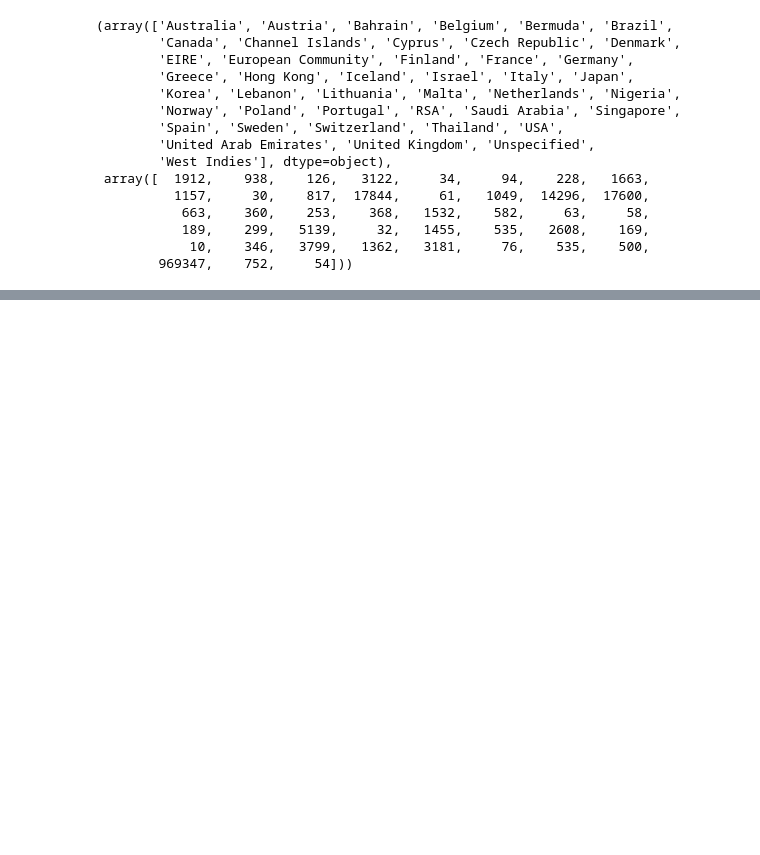
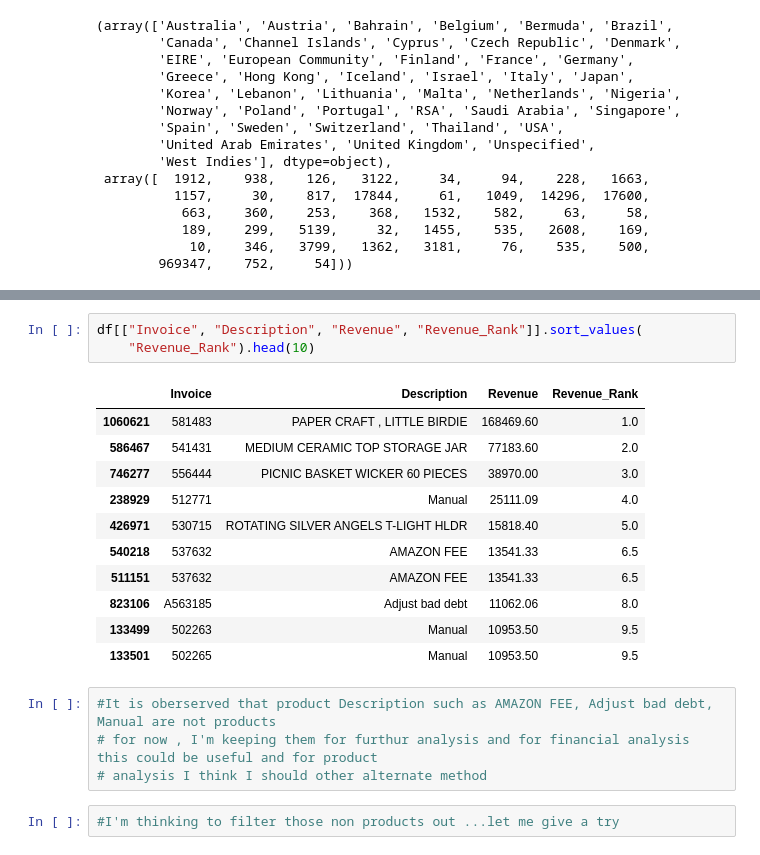
Before and after one commit to harishyadav00079-sudo/Global-Ecommerce-Analytics, a Jupyter notebook: 4_Python/analysis.ipynb, the cells around one changed output, grey strips where cells are left out. Drawn from its saved outputs; the diff is of its cells as text; blank space fills up the shorter version.

Commit message:
off of the analysis yet to be completed

```diff
--- a/4_Python/analysis.ipynb
+++ b/4_Python/analysis.ipynb
@@ -378,0 +720,21 @@ np.unique(country,return_counts=True)
+# %%
+df[["Invoice", "Description", "Revenue", "Revenue_Rank"]].sort_values(
+    "Revenue_Rank").head(10)
+# %% [output]
+|  | Invoice | Description | Revenue | Revenue_Rank |
+| 1060621 | 581483 | PAPER CRAFT , LITTLE BIRDIE | 168469.60 | 1.0 |
+| 586467 | 541431 | MEDIUM CERAMIC TOP STORAGE JAR | 77183.60 | 2.0 |
+| 746277 | 556444 | PICNIC BASKET WICKER 60 PIECES | 38970.00 | 3.0 |
+| 238929 | 512771 | Manual | 25111.09 | 4.0 |
+| 426971 | 530715 | ROTATING SILVER ANGELS T-LIGHT HLDR | 15818.40 | 5.0 |
+| 540218 | 537632 | AMAZON FEE | 13541.33 | 6.5 |
+| 511151 | 537632 | AMAZON FEE | 13541.33 | 6.5 |
+| 823106 | A563185 | Adjust bad debt | 11062.06 | 8.0 |
+| 133499 | 502263 | Manual | 10953.50 | 9.5 |
+| 133501 | 502265 | Manual | 10953.50 | 9.5 |
+# %%
+#It is oberserved that product Description such as AMAZON FEE, Adjust bad debt, Manual are not products
+# for now , I'm keeping them for furthur analysis and for financial analysis this could be useful and for product
+# analysis I think I should other alternate method
+# %%
+#I'm thinking to filter those non products out ...let me give a try
```
Also changed, not shown: parts of 52 cells of this notebook.
